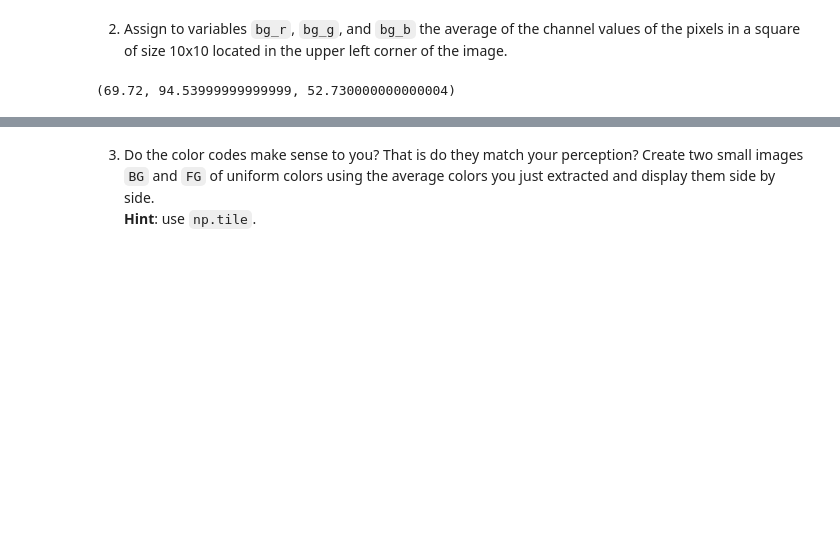
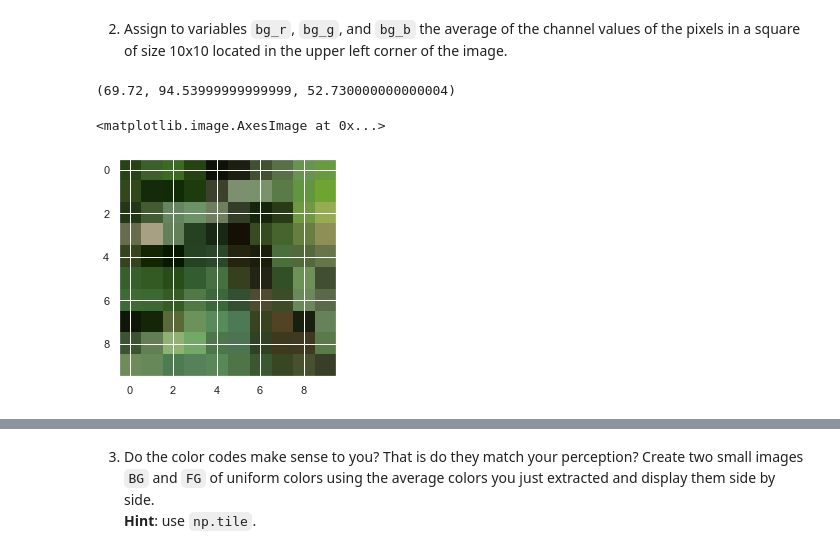
Before and after one commit to madclam/info113, a Jupyter notebook: source/HW2/foreground-extraction.ipynb, the cells around one changed output, grey strips where cells are left out. Cells and saved outputs as stored; diff of their text form; code cells hidden in the pictures; blank space fills up the shorter version.

```diff
--- a/source/HW2/foreground-extraction.ipynb
+++ b/source/HW2/foreground-extraction.ipynb
@@ -71,3 +87,8 @@ bg_r, bg_g, bg_b =  np.mean(np.mean(M[0:10, 0:10], axis=1), axis=0)
 bg_r, bg_g, bg_b
 # %% [output]
 (69.72, 94.53999999999999, 52.730000000000004)
+# %%
+plt.imshow(M[0:10, 0:10])
+# %% [output]
+<matplotlib.image.AxesImage at 0x...>
+[figure, added]
```
Also changed, not shown: parts of 11 cells of this notebook.
